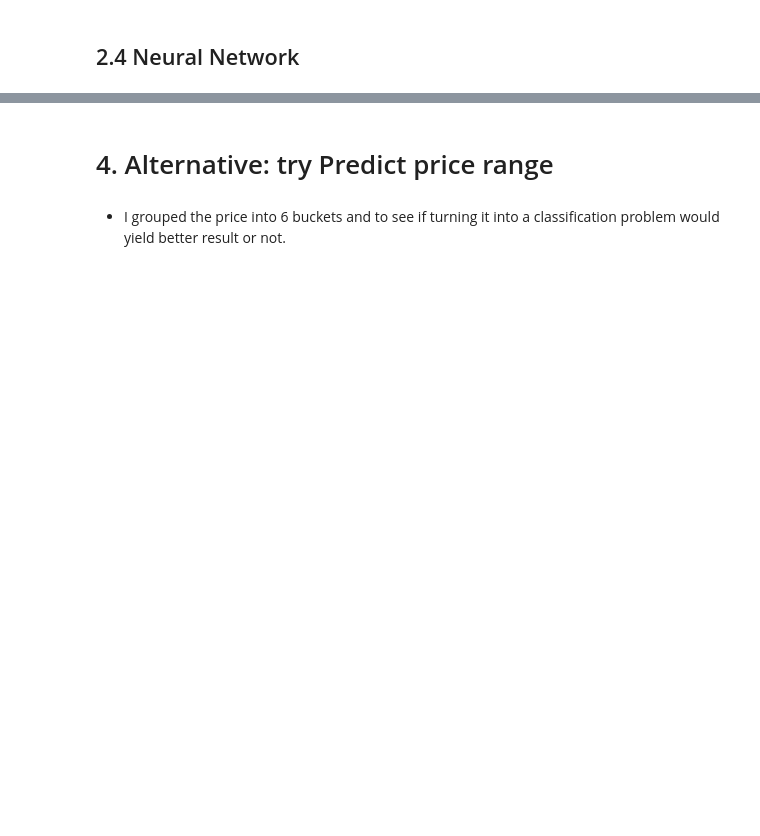
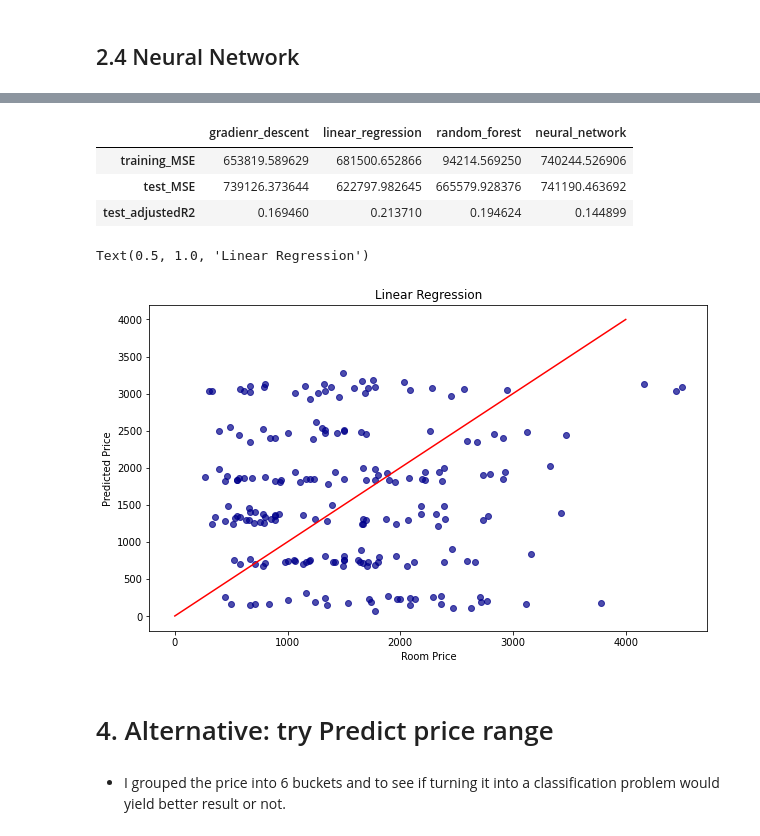
Before and after one commit to uwhuan/IMT574, a Jupyter notebook: PricePrediction-Models.ipynb, the cells around one changed output, grey strips where cells are left out. Drawn from its saved outputs; the diff is of its cells as text; code cells hidden in the pictures; blank space fills up the shorter version.

```diff
--- a/PricePrediction-Models.ipynb
+++ b/PricePrediction-Models.ipynb
@@ -192,8 +206,0 @@ gd_r2
-# %%
-# fit all features
-X = train_data.iloc[:,1:]
-X = sm.add_constant(X)
-y = train_data.iloc[:,0]
-X_train,X_test,y_train,y_test = train_test_split(X,y,test_size=0.3)
-
-lr_model = sm.OLS(y_train, X_train).fit()
@@ -468,3 +335,23 @@ Text(0.5, 1.0, 'R square - Four Models')
+# %%
+df2
+# %% [output]
+|  | gradienr_descent | linear_regression | random_forest | neural_network |
+| training_MSE | 653819.589629 | 681500.652866 | 94214.569250 | 740244.526906 |
+| test_MSE | 739126.373644 | 622797.982645 | 665579.928376 | 741190.463692 |
+| test_adjustedR2 | 0.169460 | 0.213710 | 0.194624 | 0.144899 |
+# %%
+# rr model
+x = room_price = train_data.iloc[-209:,0]
+y = predicted_price = lr_model.predict(X_test)
+fig, ax = plt.subplots()
+plt.plot(x, y, 'o', color='darkblue', alpha=0.7)
+plt.plot([0,4000],[0,4000], color='red')
+plt.xlabel('Room Price')
+plt.ylabel('Predicted Price')
+plt.title('Linear Regression')
+# %% [output]
+Text(0.5, 1.0, 'Linear Regression')
+[figure, added]
 # %% [markdown]
 # 4. Alternative: try Predict price range
 # %% [markdown]
```
Also changed, not shown: parts of 48 cells of this notebook, 1 other file.
